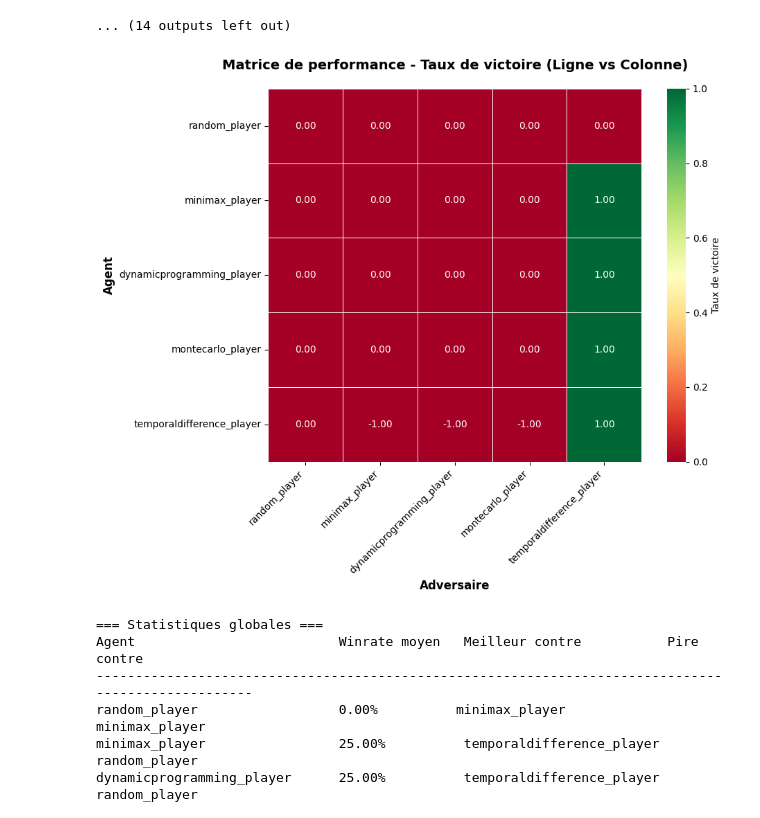
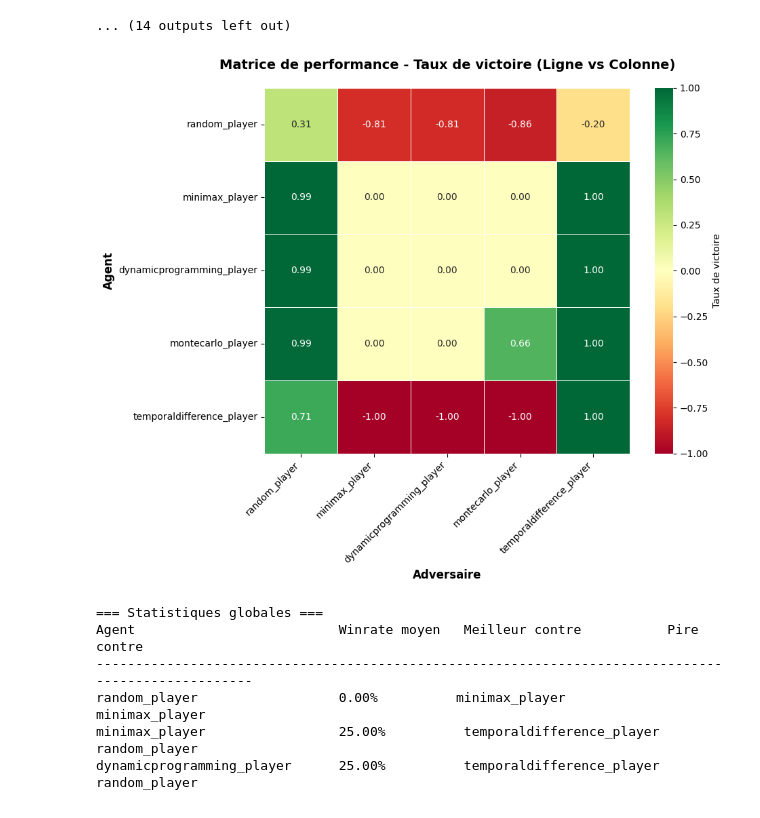
Before and after one commit to gerard-loic/puissance4-demo, a Jupyter notebook: compare_players.ipynb, the cells around one changed output. Drawn from its saved outputs; the diff is of its cells as text; code cells hidden in the pictures.

```diff
--- a/compare_players.ipynb
+++ b/compare_players.ipynb
@@ -16,11 +16,11 @@ players = [
 ]
 
 results_matrix = np.array([
-    [0, 0, 0, 0, 0],  # random vs tous
-    [0, 0, 0, 0, 0],  # minimax vs tous
-    [0, 0, 0, 0, 0],  # dynamicprogramming vs tous
-    [0, 0, 0, 0, 0],  # montecarlo vs tous
-    [0, 0, 0, 0, 0],  # temporaldifference vs tous
+    [0.308, -0.807, -0.813, -0.862, -0.201],  # random vs tous
+    [0.994, 0, 0, 0, 1.0],  # minimax vs tous
+    [0.995, 0, 0, 0, 1.0],  # dynamicprogramming vs tous
+    [0.99, 0, 0, 0.655, 1.0],  # montecarlo vs tous
+    [0.709, -1, -1, -1, 1],  # temporaldifference vs tous
 ])
 
 nb_games = 1000
@@ -66,30 +66,30 @@ Evaluating agent dynamicprogramming_player against minimax_player on 1000 games
 # %%
 # Création de la heatmap
 plt.figure(figsize=(10, 8))
 sns.heatmap(
     results_matrix,
     annot=True,          # Afficher les valeurs
     fmt='.2f',           # Format des nombres (2 décimales)
     cmap='RdYlGn',       # Palette de couleurs (Rouge-Jaune-Vert)
     xticklabels=players,
     yticklabels=players,
     cbar_kws={'label': 'Taux de victoire'},
-    vmin=0,              # Minimum de l'échelle
+    vmin=-1,              # Minimum de l'échelle
     vmax=1,              # Maximum de l'échelle
     linewidths=0.5,      # Lignes de séparation
     square=True          # Cellules carrées
 )
 
 plt.title('Matrice de performance - Taux de victoire (Ligne vs Colonne)',
           fontsize=14, fontweight='bold', pad=20)
 plt.xlabel('Adversaire', fontsize=12, fontweight='bold')
 plt.ylabel('Agent', fontsize=12, fontweight='bold')
 plt.xticks(rotation=45, ha='right')
 plt.yticks(rotation=0)
 plt.tight_layout()
 plt.show()
 # %% [output]
-[figure, old version]
+[figure, new version]
 # %%
 # Calcul des statistiques globales
 print("\n=== Statistiques globales ===")
```
Also changed, not shown: 3 other files.
